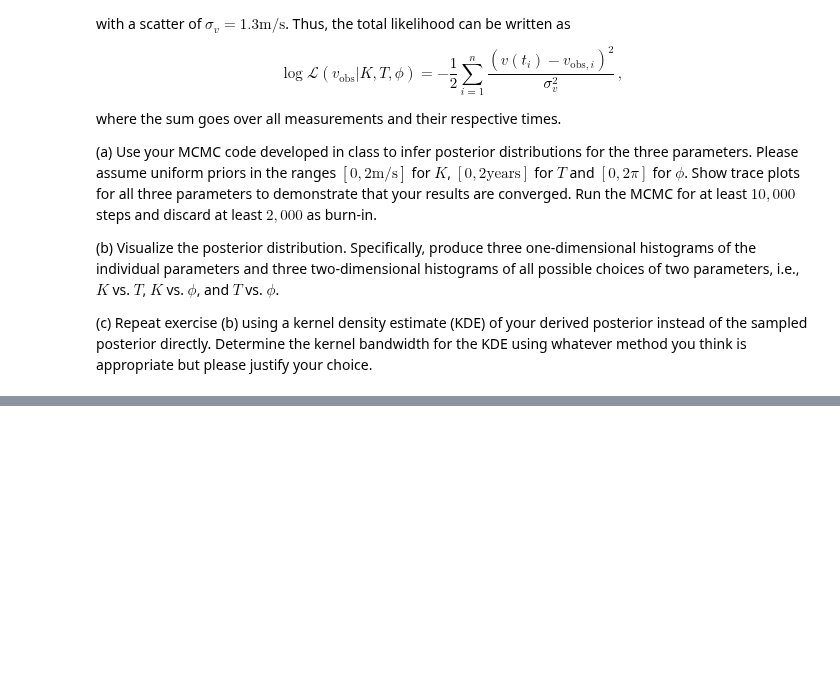
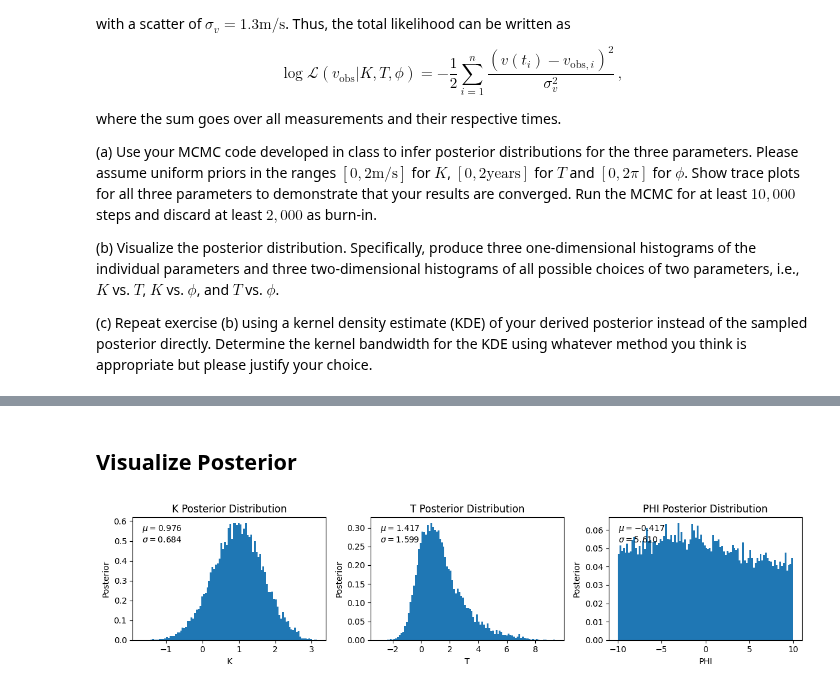
Before and after one commit to queue-h/ISCI-396, a Jupyter notebook: problem_sets/Problem_Set_9.ipynb, the cells around one changed output, grey strips where cells are left out. Drawn from its saved outputs; the diff is of its cells as text; code cells hidden in the pictures; blank space fills up the shorter version.

```diff
--- a/problem_sets/Problem_Set_9.ipynb
+++ b/problem_sets/Problem_Set_9.ipynb
@@ -41,0 +175,18 @@ plt.legend(loc='upper center');
+# %% [markdown]
+## Visualize Posterior
+# %%
+fig, axs = plt.subplots(ncols=3, figsize=(12, 3))
+chain = run_mcmc(np.zeros(3), log_posterior, 100000)[0]
+vars = ["K", "T", "PHI"]
+
+for i, (ax, data) in enumerate(zip(axs, chain.T)):
+    ax.hist(data, bins=100, density=True)
+    ax.set_xlabel(vars[i])
+    ax.set_ylabel(r'Posterior')
+    ax.text(0.05, 0.95, rf'$\mu = {np.mean(data):.3f}$', transform=ax.transAxes, horizontalalignment='left', verticalalignment='top')
+    ax.text(0.05, 0.85, rf'$\sigma = {np.std(data):.3f}$', transform=ax.transAxes, horizontalalignment='left', verticalalignment='top')
+    ax.title.set_text(f"{vars[i]} Posterior Distribution")
+plt.tight_layout()
+plt.show()
+# %% [output]
+[figure, added]
```
Also changed, not shown: parts of 9 cells of this notebook, 3 other files.
